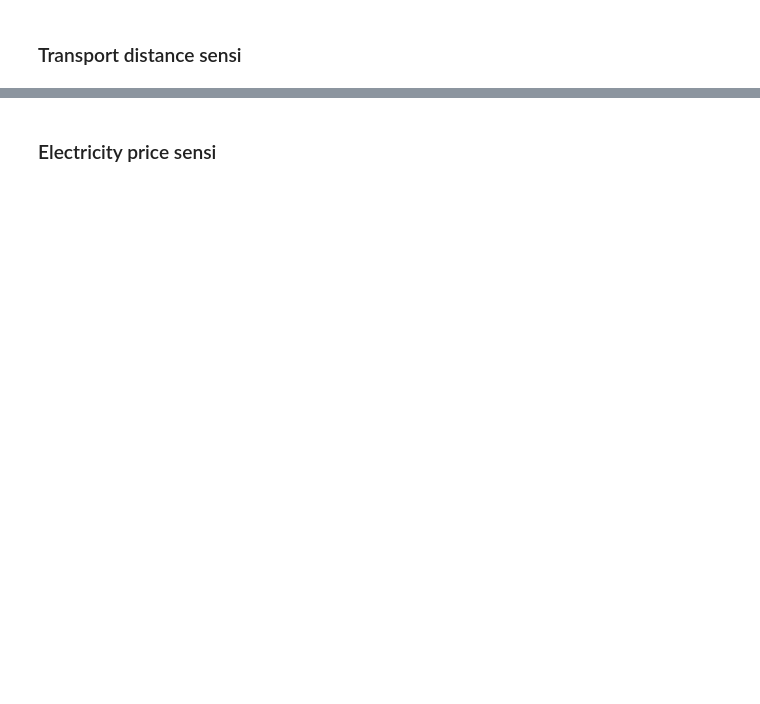
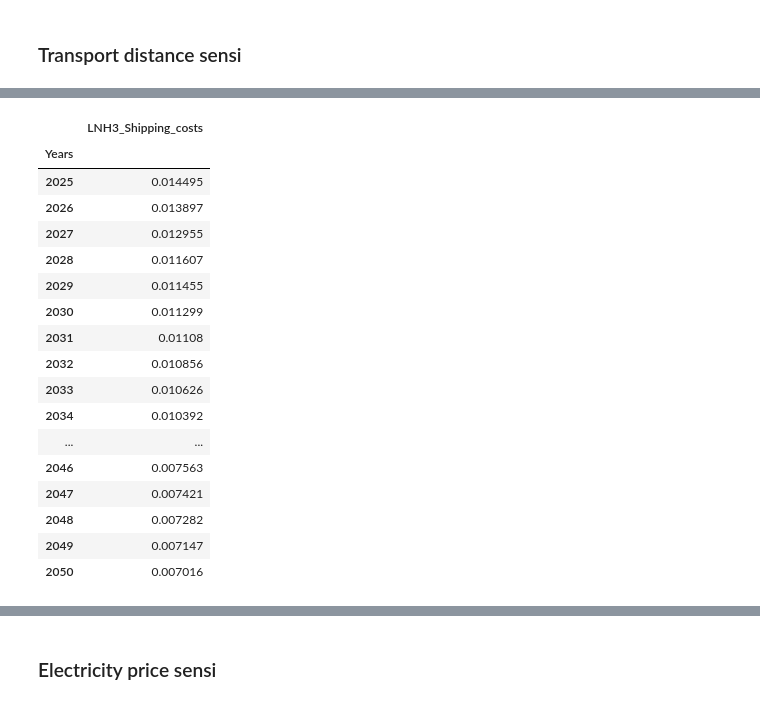
Before and after one commit to ReuterJakob/H2_pathways_repo, a Jupyter notebook: notebooks/Cost/Transport_cost.ipynb, the cells around one changed output, grey strips where cells are left out. Saved outputs shown, nothing was run; the diff lists cells and outputs as text; code cells hidden in the pictures; blank space fills up the shorter version.

```diff
--- a/notebooks/Cost/Transport_cost.ipynb
+++ b/notebooks/Cost/Transport_cost.ipynb
@@ -1404,0 +1669,36 @@ lh2_transport_sensi_distance.to_csv(output_file, sep = ';')
+# %%
+# Calculation of shipping costs [€/kg_h2] from 2030 to 2050.
+years = np.arange(2025, 2051)
+result = pd.DataFrame(index=years, columns=['LNH3_Shipping_costs'])
+result.index.name = 'Years'
+
+for year in years:
+    # get capex, opex, xx
+    capex_ship_y = float(tea_lnh3.loc['Shipping - Capex/Ship opt. [€/t/a]'][year])/1000
+    opex_ship_y = capex_ship_y * opex_ship_share
+    f_ship = float(tea_lnh3.loc['Shipping - Fuel use [kg NH3/t/km]'][year])/1000 * (NH3_lhv/H2_lhv)
+    LNH3_costs_y = float(LNH3_cargo_cost.loc[year])
+
+    # calculate costs of specific year
+    result.LNH3_Shipping_costs.loc[year] = calculate_ship_costs(alpha_ship=alpha_ship, capex_ship_y=capex_ship_y, opex_ship_y=opex_ship_y, d_sea=d_sea, v_ship=v_ship, h_ship=h_ship, bog_ship=bog_ship, f_ship=f_ship, LNH3_costs_y=LNH3_costs_y)
+
+result
+# %% [output]
+|  | LNH3_Shipping_costs |
+| Years |  |
+| 2025 | 0.014495 |
+| 2026 | 0.013897 |
+| 2027 | 0.012955 |
+| 2028 | 0.011607 |
+| 2029 | 0.011455 |
+| 2030 | 0.011299 |
+| 2031 | 0.01108 |
+| 2032 | 0.010856 |
+| 2033 | 0.010626 |
+| 2034 | 0.010392 |
+| ... | ... |
+| 2046 | 0.007563 |
+| 2047 | 0.007421 |
+| 2048 | 0.007282 |
+| 2049 | 0.007147 |
+| 2050 | 0.007016 |
```
Also changed, not shown: parts of 119 cells of this notebook, 8 other files.
